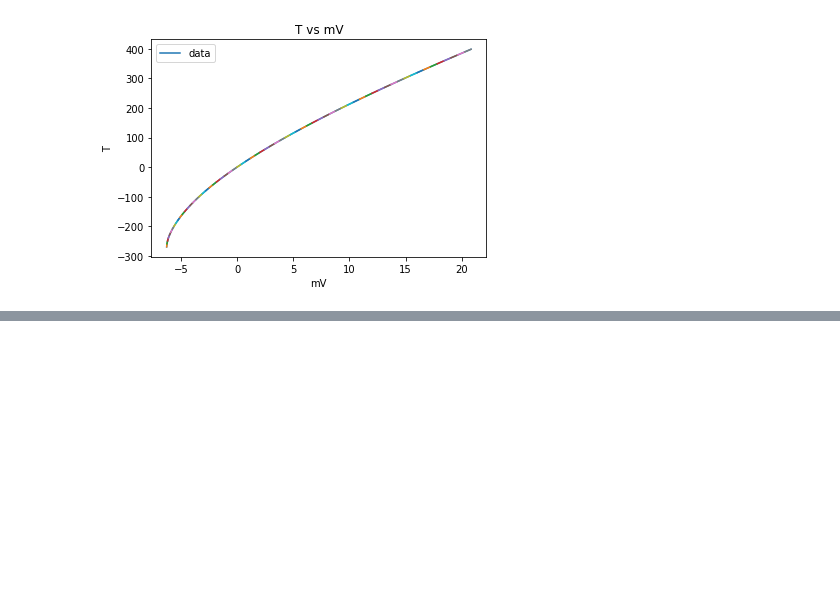
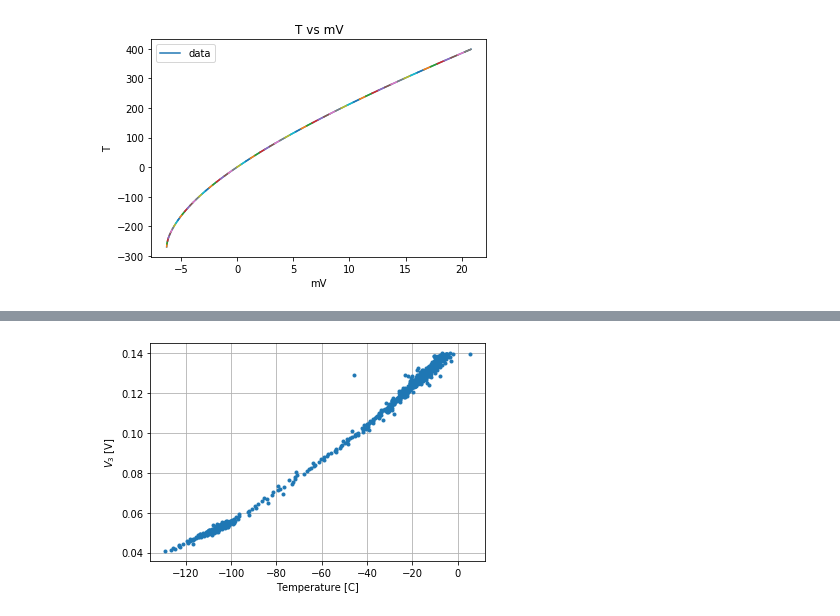
Before and after one commit to eklem1/ModernLab, a Jupyter notebook: TemperaturevsMv.ipynb, the cells around one changed output, grey strips where cells are left out. Cells and saved outputs as stored; diff of their text form; code cells hidden in the pictures; blank space fills up the shorter version.

```diff
--- a/TemperaturevsMv.ipynb
+++ b/TemperaturevsMv.ipynb
@@ -101,0 +125,15 @@ print(Temp)
+# %%
+#plotting V4 vs temp to get big resistance as V=IR
+
+data = np.transpose((np.loadtxt('2020-02-10 13_41 Voltage Readings Data_try1.csv', delimiter=',', skiprows = 1)))
+tempdata = [getTempFromVolt(V) for V in data[7]*1e3]
+
+plt.plot(tempdata, data[2], ls=" ", marker=".")
+
+plt.grid()
+plt.ylabel("$V_3$ [V]")
+plt.xlabel("Temperature [C]")
+
+plt.show()
+# %% [output]
+[figure, added]
```
Also changed, not shown: parts of 8 cells of this notebook.
